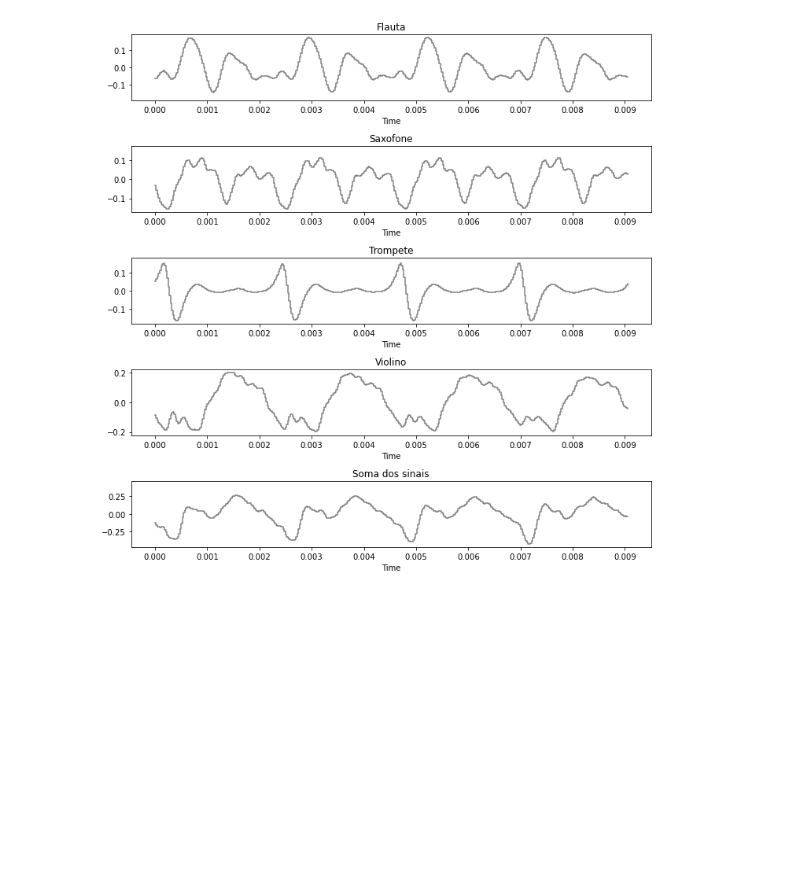
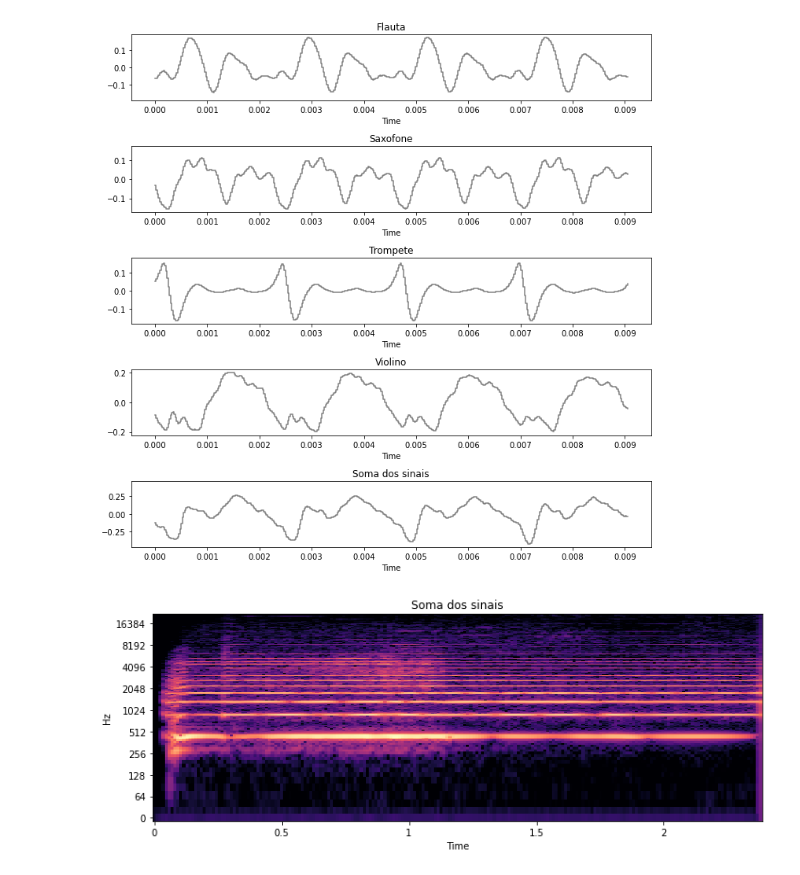
Before and after one commit to gabrielaeduardo/musical_instruments_recognition, a Jupyter notebook: code/inst_sample.ipynb, the cells around one changed output. Cells and saved outputs as stored; diff of their text form; code cells hidden in the pictures; blank space fills up the shorter version.

Commit message:
plot dos samples

```diff
--- a/code/inst_sample.ipynb
+++ b/code/inst_sample.ipynb
@@ -42,7 +42,7 @@ plt.savefig('../images/code_generated/inst_samples/flu_wave.png', bbox_inches='t
 #load arquivo wav
 #stereo
 
-x_sax, sr = librosa.load('../audio_data/instrument_sample/SopSax.nonvib.ff.A4.stereo.wav', sr = None)
+x_sax, sr = librosa.load('../data/instrument_sample/SopSax.nonvib.ff.A4.stereo.wav', sr = None)
 # %%
 playsound('../audio_data/instrument_sample/SopSax.nonvib.ff.A4.stereo.wav')
 # %%
@@ -68,8 +68,8 @@ plt.savefig('../images/code_generated/inst_samples/sax_wave.png', bbox_inches='t
 #load arquivo wav
 #stereo
 
-x_tru, sr = librosa.load('../audio_data/instrument_sample/Trumpet.novib.ff.A4.stereo.wav', sr = None)
-playsound('../audio_data/instrument_sample/Trumpet.novib.ff.A4.stereo.wav')
+x_tru, sr = librosa.load('../data/instrument_sample/Trumpet.novib.ff.A4.stereo.wav', sr = None)
+# playsound('../audio_data/instrument_sample/Trumpet.novib.ff.A4.stereo.wav')
 # %%
 # formato de onda no dominio do tempo
 plt.figure(figsize=(10,5))
@@ -93,7 +93,7 @@ plt.savefig('../images/code_generated/inst_samples/tru_wave.png', bbox_inches='t
 #load arquivo wav
 #stereo
 
-x_vio, sr = librosa.load('../audio_data/instrument_sample/Violin.arco.ff.sulG.A4.stereo.wav', sr = 44100)
+x_vio, sr = librosa.load('../data/instrument_sample/Violin.arco.ff.sulG.A4.stereo.wav', sr = 44100)
 # playsound('../audio_data/instrument_sample/Violin.arco.ff.sulG.A4.stereo.wav')
 # %%
 # formato de onda no dominio do tempo
@@ -169,3 +169,19 @@ plt.savefig('../images/code_generated/inst_samples/sum_subplot.png', bbox_inches
 plt.show()
 # %% [output]
 [figure]
+# %%
+S_flute = np.abs(librosa.stft(x_flute))
+S_sax = np.abs(librosa.stft(x_sax))
+S_tru = np.abs(librosa.stft(x_tru))
+S_vio = np.abs(librosa.stft(x_vio))
+S_a = np.abs(librosa.stft(a))
+# %%
+# fig, [ax1, ax2, ax3, ax4, ax5] = plt.subplots(5, 1, sharex=True)
+plt.figure(figsize=(10, 4))
+librosa.display.specshow(librosa.amplitude_to_db(S_a, ref=np.max), y_axis='log', x_axis='time', hop_length=512, sr=sr)
+plt.title('Soma dos sinais')
+plt.tight_layout()
+plt.savefig('../images/code_generated/inst_samples/sum_spec.png', bbox_inches='tight', dpi=600)
+plt.show()
+# %% [output]
+[figure, added]
```
Also changed, not shown: parts of 3 cells of this notebook, 5 other files.
